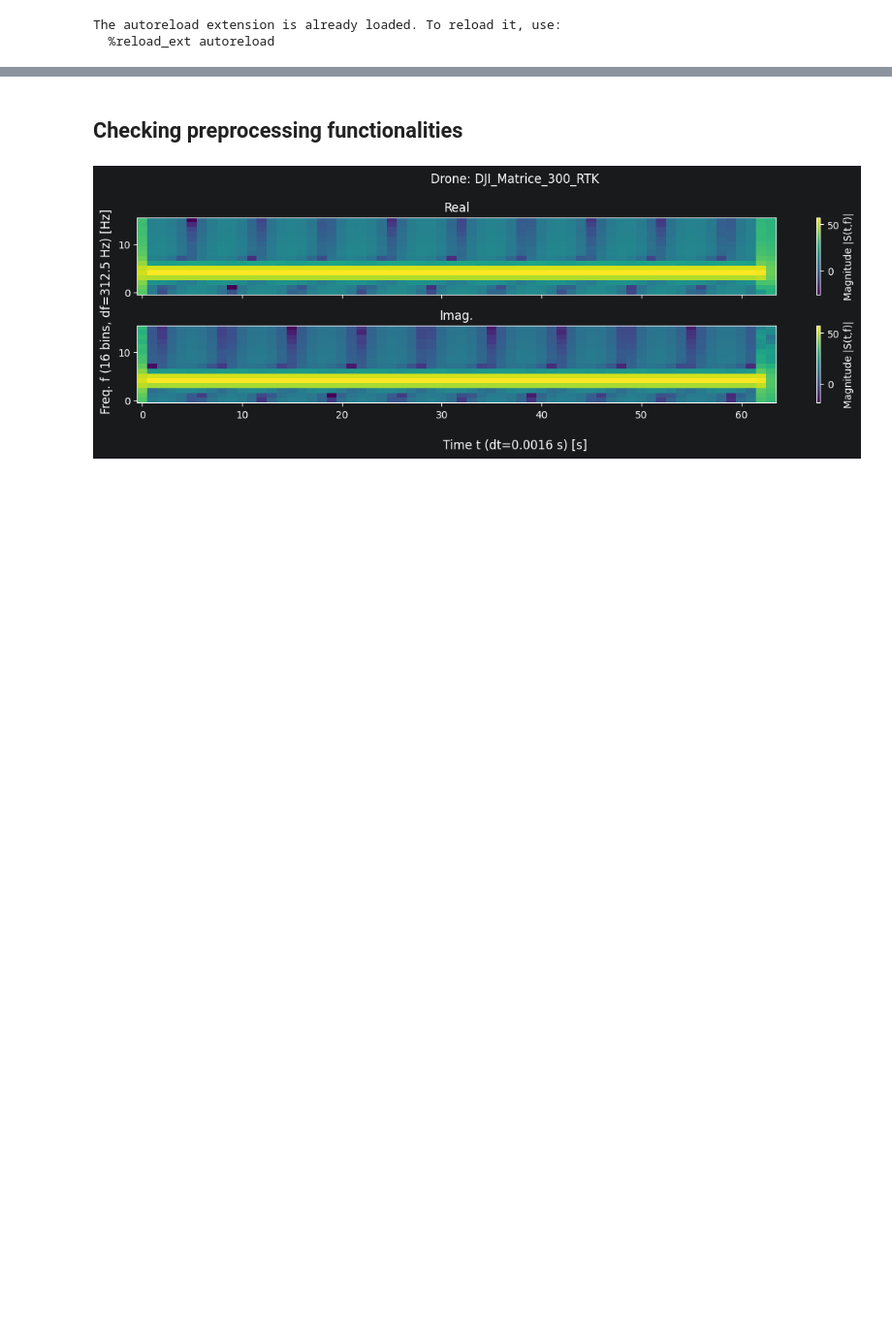
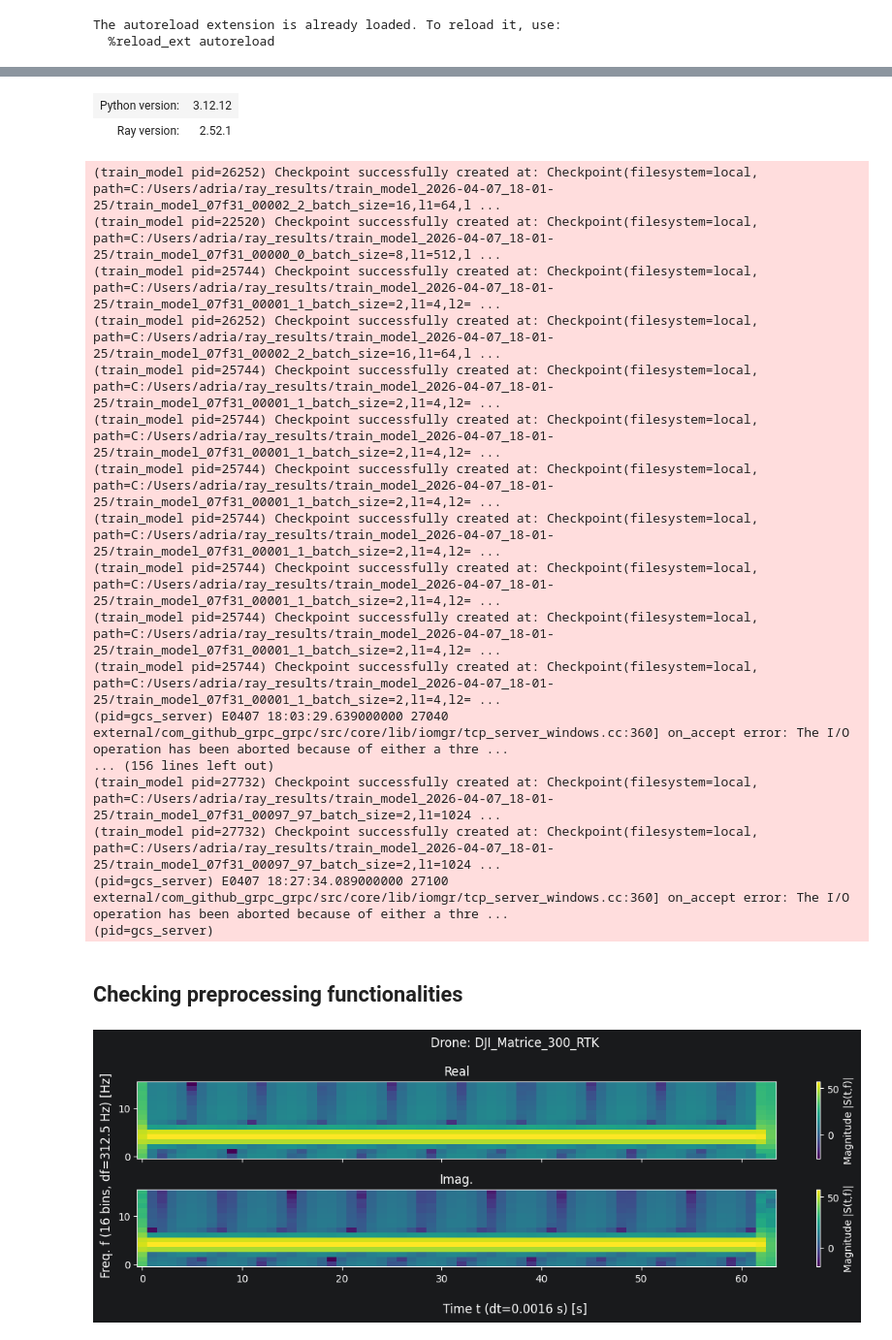
Before and after one commit to AdrianPanasiewicz/QML_for_radar_classification, a Jupyter notebook: MachineLearning/training_pipeline.ipynb, the cells around one changed output, grey strips where cells are left out. Shown at 97% size. Saved outputs shown, nothing was run; the diff lists cells and outputs as text; code cells hidden in the pictures; blank space fills up the shorter version.

```diff
--- a/MachineLearning/training_pipeline.ipynb
+++ b/MachineLearning/training_pipeline.ipynb
@@ -31,3 +47,14 @@ from torch.utils.data import DataLoader
 # %% [output]
 The autoreload extension is already loaded. To reload it, use:
   %reload_ext autoreload
+# %%
+PROJECT_ROOT = Path().cwd().parent
+ray.shutdown()
+ctx = ray.init(runtime_env={
+    "working_dir": str(PROJECT_ROOT),
+    "excludes": [
+        "Data/Datasets"
+    ]
+})
+print(ctx.dashboard_url)
+# %% [output]
@@ -34,3 +66,22 @@ The autoreload extension is already loaded. To reload it, use:
+| Python version: | 3.12.12 |
+| Ray version: | 2.52.1 |
+(train_model pid=26252) Checkpoint successfully created at: Checkpoint(filesystem=local, path=C:/Users/adria/ray_results/train_model_2026-04-07_18-01-25/train_model_07f31_00002_2_batch_size=16,l1=64,l ...
+(train_model pid=22520) Checkpoint successfully created at: Checkpoint(filesystem=local, path=C:/Users/adria/ray_results/train_model_2026-04-07_18-01-25/train_model_07f31_00000_0_batch_size=8,l1=512,l ...
+(train_model pid=25744) Checkpoint successfully created at: Checkpoint(filesystem=local, path=C:/Users/adria/ray_results/train_model_2026-04-07_18-01-25/train_model_07f31_00001_1_batch_size=2,l1=4,l2= ...
+(train_model pid=26252) Checkpoint successfully created at: Checkpoint(filesystem=local, path=C:/Users/adria/ray_results/train_model_2026-04-07_18-01-25/train_model_07f31_00002_2_batch_size=16,l1=64,l ...
+(train_model pid=25744) Checkpoint successfully created at: Checkpoint(filesystem=local, path=C:/Users/adria/ray_results/train_model_2026-04-07_18-01-25/train_model_07f31_00001_1_batch_size=2,l1=4,l2= ...
+(train_model pid=25744) Checkpoint successfully created at: Checkpoint(filesystem=local, path=C:/Users/adria/ray_results/train_model_2026-04-07_18-01-25/train_model_07f31_00001_1_batch_size=2,l1=4,l2= ...
+(train_model pid=25744) Checkpoint successfully created at: Checkpoint(filesystem=local, path=C:/Users/adria/ray_results/train_model_2026-04-07_18-01-25/train_model_07f31_00001_1_batch_size=2,l1=4,l2= ...
+(train_model pid=25744) Checkpoint successfully created at: Checkpoint(filesystem=local, path=C:/Users/adria/ray_results/train_model_2026-04-07_18-01-25/train_model_07f31_00001_1_batch_size=2,l1=4,l2= ...
+(train_model pid=25744) Checkpoint successfully created at: Checkpoint(filesystem=local, path=C:/Users/adria/ray_results/train_model_2026-04-07_18-01-25/train_model_07f31_00001_1_batch_size=2,l1=4,l2= ...
+(train_model pid=25744) Checkpoint successfully created at: Checkpoint(filesystem=local, path=C:/Users/adria/ray_results/train_model_2026-04-07_18-01-25/train_model_07f31_00001_1_batch_size=2,l1=4,l2= ...
+(train_model pid=25744) Checkpoint successfully created at: Checkpoint(filesystem=local, path=C:/Users/adria/ray_results/train_model_2026-04-07_18-01-25/train_model_07f31_00001_1_batch_size=2,l1=4,l2= ...
+(pid=gcs_server) E0407 18:03:29.639000000 27040 external/com_github_grpc_grpc/src/core/lib/iomgr/tcp_server_windows.cc:360] on_accept error: The I/O operation has been aborted because of either a thre ...
+... (156 lines left out)
+(train_model pid=27732) Checkpoint successfully created at: Checkpoint(filesystem=local, path=C:/Users/adria/ray_results/train_model_2026-04-07_18-01-25/train_model_07f31_00097_97_batch_size=2,l1=1024 ...
+(train_model pid=27732) Checkpoint successfully created at: Checkpoint(filesystem=local, path=C:/Users/adria/ray_results/train_model_2026-04-07_18-01-25/train_model_07f31_00097_97_batch_size=2,l1=1024 ...
+(pid=gcs_server) E0407 18:27:34.089000000 27100 external/com_github_grpc_grpc/src/core/lib/iomgr/tcp_server_windows.cc:360] on_accept error: The I/O operation has been aborted because of either a thre ...
+(pid=gcs_server)
 # %% [markdown]
 ## Checking preprocessing functionalities
 # %%
```
Also changed, not shown: parts of 15 cells of this notebook, 9 other files.
